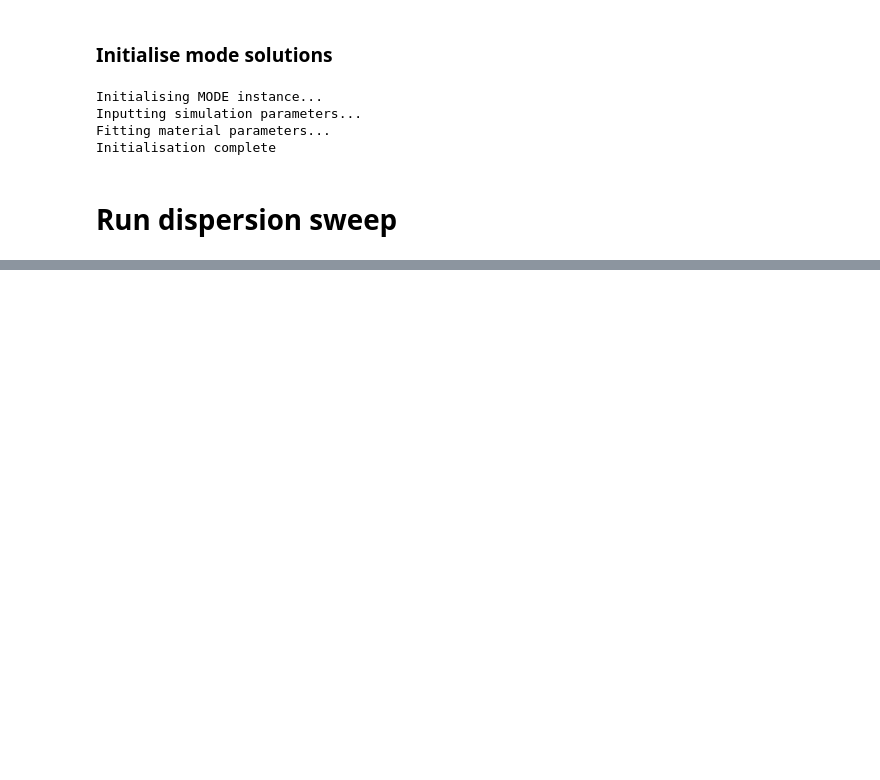
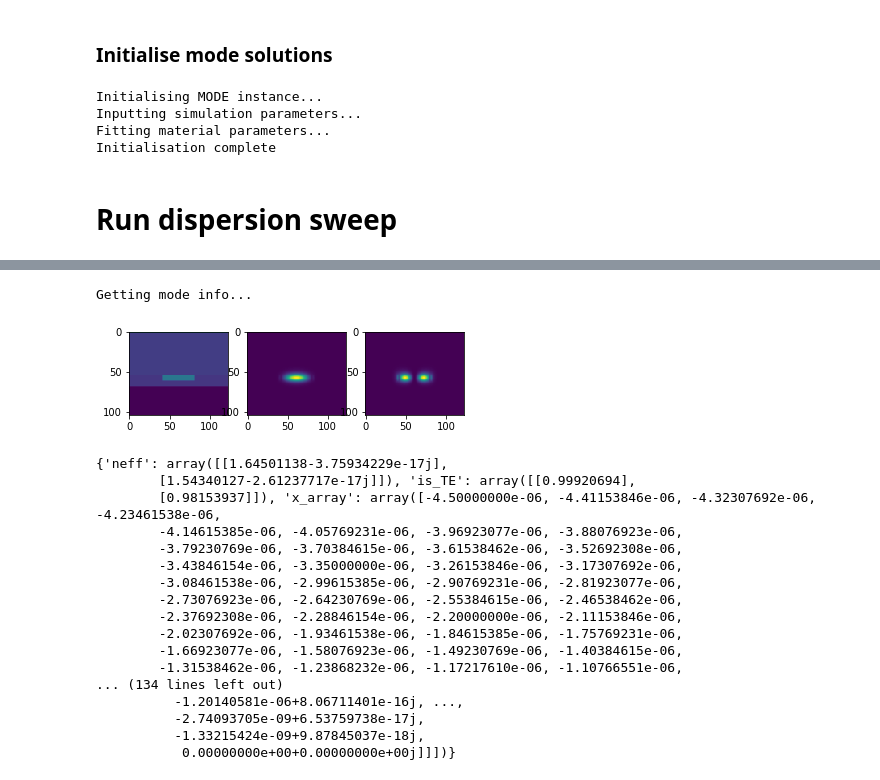
Before and after one commit to patrick-yard/XPM-switch, a Jupyter notebook: Mode_tests.ipynb, the cells around one changed output, grey strips where cells are left out. Cells and saved outputs as stored; diff of their text form; code cells hidden in the pictures; blank space fills up the shorter version.

```diff
--- a/Mode_tests.ipynb
+++ b/Mode_tests.ipynb
@@ -69,0 +148,23 @@ LumApiError: 'Failed to evaluate code'
+# %%
+'''plot mode profiles'''
+wg.get_mode_profile()
+# %% [output]
+Getting mode info...
+[figure, added]
+{'neff': array([[1.64501138-3.75934229e-17j],
+        [1.54340127-2.61237717e-17j]]), 'is_TE': array([[0.99920694],
+        [0.98153937]]), 'x_array': array([-4.50000000e-06, -4.41153846e-06, -4.32307692e-06, -4.23461538e-06,
+        -4.14615385e-06, -4.05769231e-06, -3.96923077e-06, -3.88076923e-06,
+        -3.79230769e-06, -3.70384615e-06, -3.61538462e-06, -3.52692308e-06,
+        -3.43846154e-06, -3.35000000e-06, -3.26153846e-06, -3.17307692e-06,
+        -3.08461538e-06, -2.99615385e-06, -2.90769231e-06, -2.81923077e-06,
+        -2.73076923e-06, -2.64230769e-06, -2.55384615e-06, -2.46538462e-06,
+        -2.37692308e-06, -2.28846154e-06, -2.20000000e-06, -2.11153846e-06,
+        -2.02307692e-06, -1.93461538e-06, -1.84615385e-06, -1.75769231e-06,
+        -1.66923077e-06, -1.58076923e-06, -1.49230769e-06, -1.40384615e-06,
+        -1.31538462e-06, -1.23868232e-06, -1.17217610e-06, -1.10766551e-06,
+... (134 lines left out)
+          -1.20140581e-06+8.06711401e-16j, ...,
+          -2.74093705e-09+6.53759738e-17j,
+          -1.33215424e-09+9.87845037e-18j,
+           0.00000000e+00+0.00000000e+00j]]])}
```
Also changed, not shown: parts of 9 cells of this notebook, 5 other files.
